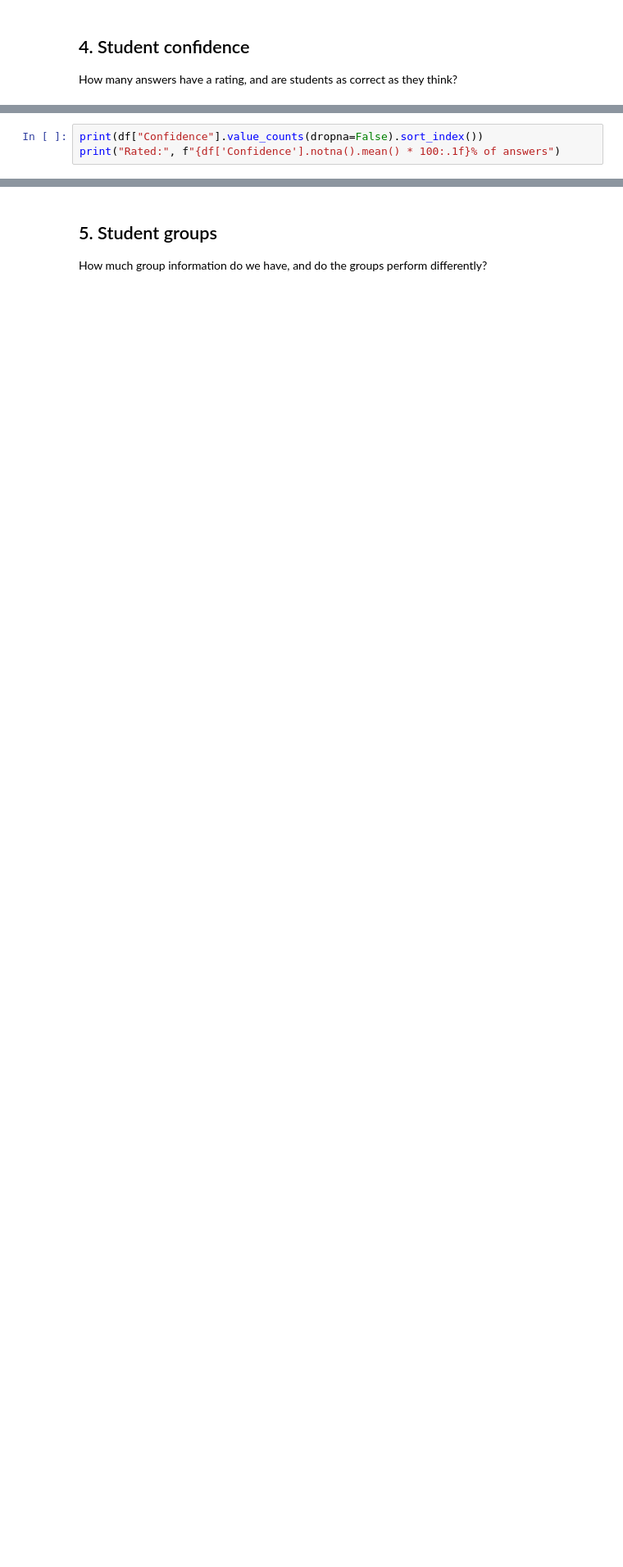
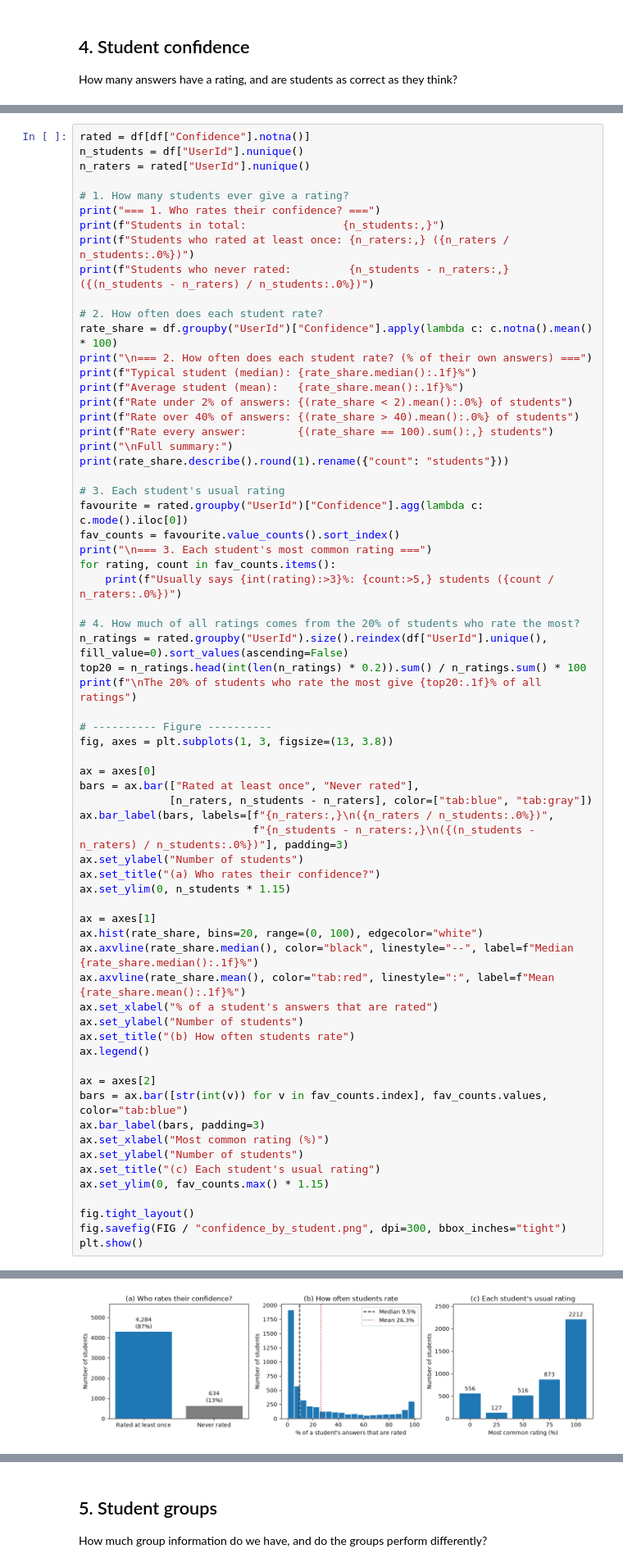
Before and after one commit to AgahDUZENLI/confidence-vs-ml, a Jupyter notebook: notebooks/01_explore.ipynb, the cells around one changed output, grey strips where cells are left out. Shown at 82% size. Saved outputs shown, nothing was run; the diff lists cells and outputs as text; blank space fills up the shorter version.

```diff
--- a/notebooks/01_explore.ipynb
+++ b/notebooks/01_explore.ipynb
@@ -57,4 +68,67 @@ How many answers have a rating, and are students as correct as they think?
 # %%
-print(df["Confidence"].value_counts(dropna=False).sort_index())
-print("Rated:", f"{df['Confidence'].notna().mean() * 100:.1f}% of answers")
+rated = df[df["Confidence"].notna()]
+n_students = df["UserId"].nunique()
+n_raters = rated["UserId"].nunique()
+
+# 1. How many students ever give a rating?
+print("=== 1. Who rates their confidence? ===")
+print(f"Students in total:               {n_students:,}")
+print(f"Students who rated at least once: {n_raters:,} ({n_raters / n_students:.0%})")
+print(f"Students who never rated:         {n_students - n_raters:,} ({(n_students - n_raters) / n_students:.0%})")
+
+# 2. How often does each student rate?
+rate_share = df.groupby("UserId")["Confidence"].apply(lambda c: c.notna().mean() * 100)
+print("\n=== 2. How often does each student rate? (% of their own answers) ===")
+print(f"Typical student (median): {rate_share.median():.1f}%")
+print(f"Average student (mean):   {rate_share.mean():.1f}%")
+print(f"Rate under 2% of answers: {(rate_share < 2).mean():.0%} of students")
+print(f"Rate over 40% of answers: {(rate_share > 40).mean():.0%} of students")
+print(f"Rate every answer:        {(rate_share == 100).sum():,} students")
+print("\nFull summary:")
+print(rate_share.describe().round(1).rename({"count": "students"}))
+
+# 3. Each student's usual rating
+favourite = rated.groupby("UserId")["Confidence"].agg(lambda c: c.mode().iloc[0])
+fav_counts = favourite.value_counts().sort_index()
+print("\n=== 3. Each student's most common rating ===")
+for rating, count in fav_counts.items():
+    print(f"Usually says {int(rating):>3}%: {count:>5,} students ({count / n_raters:.0%})")
+
+# 4. How much of all ratings comes from the 20% of students who rate the most?
+n_ratings = rated.groupby("UserId").size().reindex(df["UserId"].unique(), fill_value=0).sort_values(ascending=False)
+top20 = n_ratings.head(int(len(n_ratings) * 0.2)).sum() / n_ratings.sum() * 100
+print(f"\nThe 20% of students who rate the most give {top20:.1f}% of all ratings")
+
+# ---------- Figure ----------
+fig, axes = plt.subplots(1, 3, figsize=(13, 3.8))
+
+ax = axes[0]
+bars = ax.bar(["Rated at least once", "Never rated"],
+              [n_raters, n_students - n_raters], color=["tab:blue", "tab:gray"])
+ax.bar_label(bars, labels=[f"{n_raters:,}\n({n_raters / n_students:.0%})",
+                           f"{n_students - n_raters:,}\n({(n_students - n_raters) / n_students:.0%})"], padding=3)
+ax.set_ylabel("Number of students")
+ax.set_title("(a) Who rates their confidence?")
+ax.set_ylim(0, n_students * 1.15)
+
+ax = axes[1]
+ax.hist(rate_share, bins=20, range=(0, 100), edgecolor="white")
+ax.axvline(rate_share.median(), color="black", linestyle="--", label=f"Median {rate_share.median():.1f}%")
+ax.axvline(rate_share.mean(), color="tab:red", linestyle=":", label=f"Mean {rate_share.mean():.1f}%")
+ax.set_xlabel("% of a student's answers that are rated")
+ax.set_ylabel("Number of students")
+ax.set_title("(b) How often students rate")
+ax.legend()
+
+ax = axes[2]
+bars = ax.bar([str(int(v)) for v in fav_counts.index], fav_counts.values, color="tab:blue")
+ax.bar_label(bars, padding=3)
+ax.set_xlabel("Most common rating (%)")
+ax.set_ylabel("Number of students")
+ax.set_title("(c) Each student's usual rating")
+ax.set_ylim(0, fav_counts.max() * 1.15)
+
+fig.tight_layout()
+fig.savefig(FIG / "confidence_by_student.png", dpi=300, bbox_inches="tight")
+plt.show()
 # %% [output]
@@ -69,0 +152 @@ Rated: 25.1% of answers
+[figure, added]
```
Also changed, not shown: parts of 22 cells of this notebook, 14 other files.
